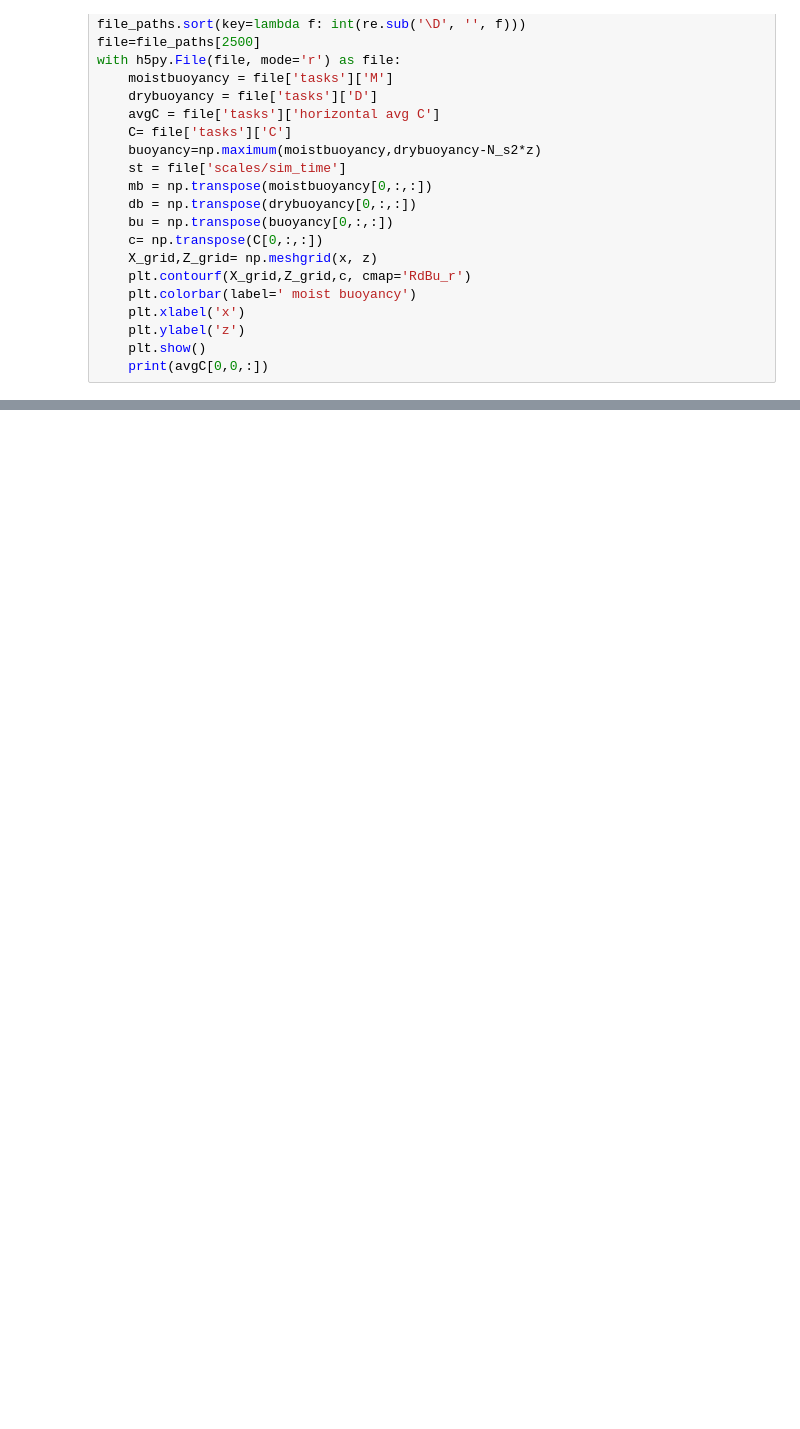
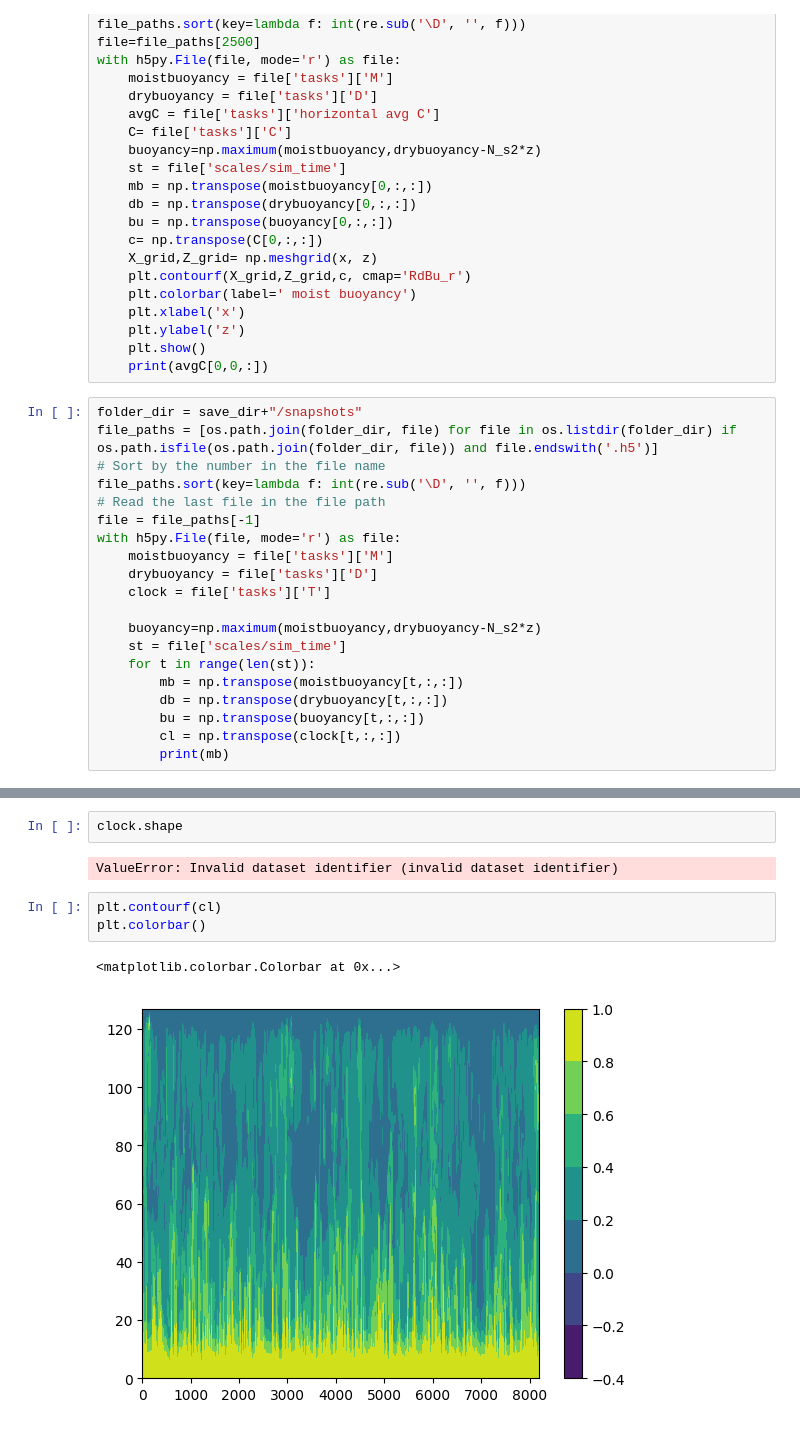
Before and after one commit to bz226/Research-Dedalus, a Jupyter notebook: 2d-AR=64/1e80.33Q=0.0028/Plotting.ipynb, the cells around one changed output, grey strips where cells are left out. Saved outputs shown, nothing was run; the diff lists cells and outputs as text; blank space fills up the shorter version.

```diff
--- a/2d-AR=64/1e80.33Q=0.0028/Plotting.ipynb
+++ b/2d-AR=64/1e80.33Q=0.0028/Plotting.ipynb
@@ -382,3 +382,23 @@ with h5py.File(file, mode='r') as file:
     plt.ylabel('z')
     plt.show()
     print(avgC[0,0,:])
+# %%
+folder_dir = save_dir+"/snapshots"
+file_paths = [os.path.join(folder_dir, file) for file in os.listdir(folder_dir) if os.path.isfile(os.path.join(folder_dir, file)) and file.endswith('.h5')]
+# Sort by the number in the file name
+file_paths.sort(key=lambda f: int(re.sub('\D', '', f)))
+# Read the last file in the file path
+file = file_paths[-1]
+with h5py.File(file, mode='r') as file:
+    moistbuoyancy = file['tasks']['M']
+    drybuoyancy = file['tasks']['D']
+    clock = file['tasks']['T']
+
+    buoyancy=np.maximum(moistbuoyancy,drybuoyancy-N_s2*z)
+    st = file['scales/sim_time']
+    for t in range(len(st)):
+        mb = np.transpose(moistbuoyancy[t,:,:])
+        db = np.transpose(drybuoyancy[t,:,:])
+        bu = np.transpose(buoyancy[t,:,:])
+        cl = np.transpose(clock[t,:,:])
+        print(mb)
@@ -384,0 +419,10 @@ with h5py.File(file, mode='r') as file:
+# %%
+clock.shape
+# %% [output]
+ValueError: Invalid dataset identifier (invalid dataset identifier)
+# %%
+plt.contourf(cl)
+plt.colorbar()
+# %% [output]
+<matplotlib.colorbar.Colorbar at 0x...>
+[figure, added]
```
Also changed, not shown: parts of 1 cell of this notebook, 7 other files.
